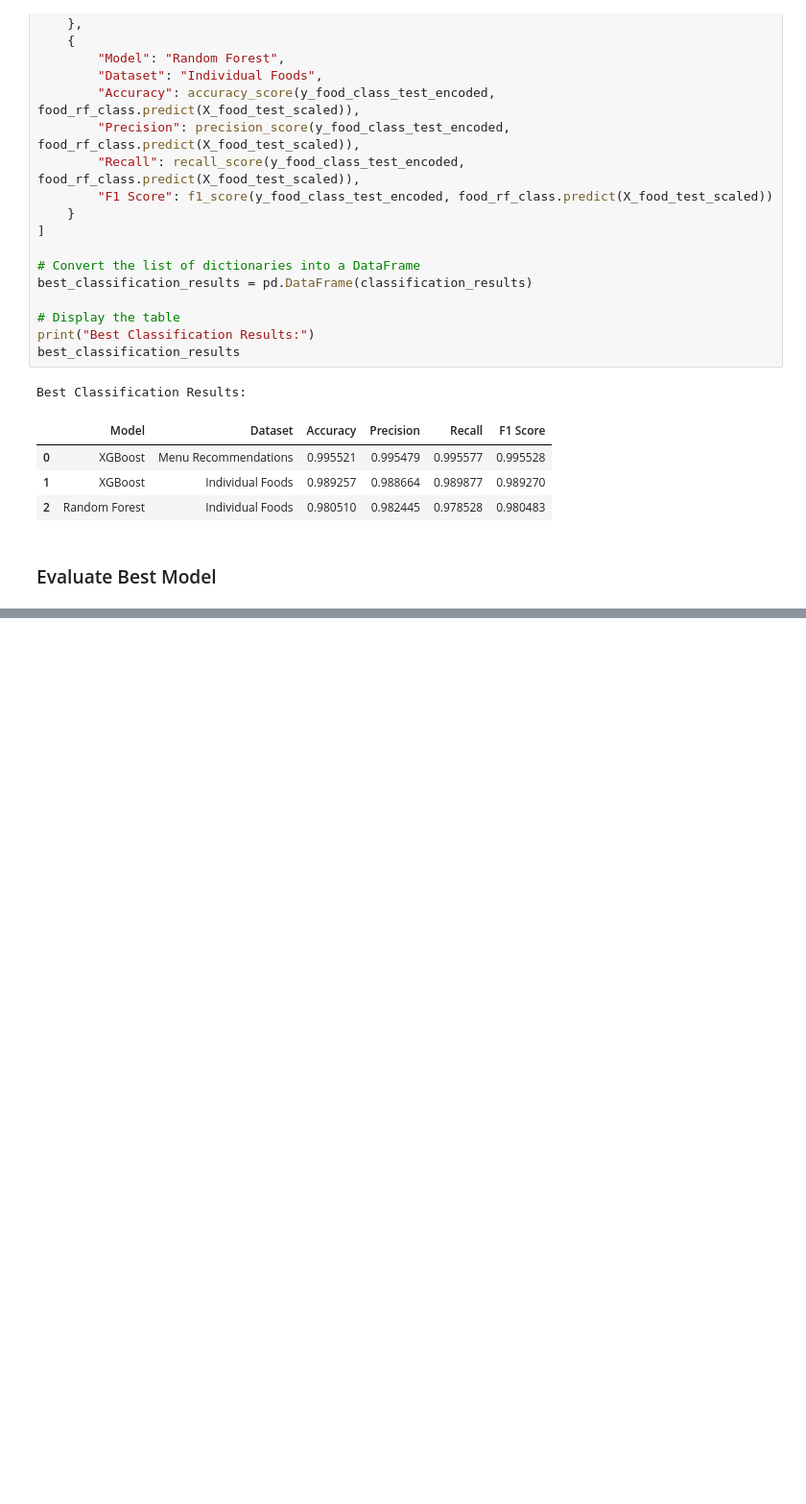
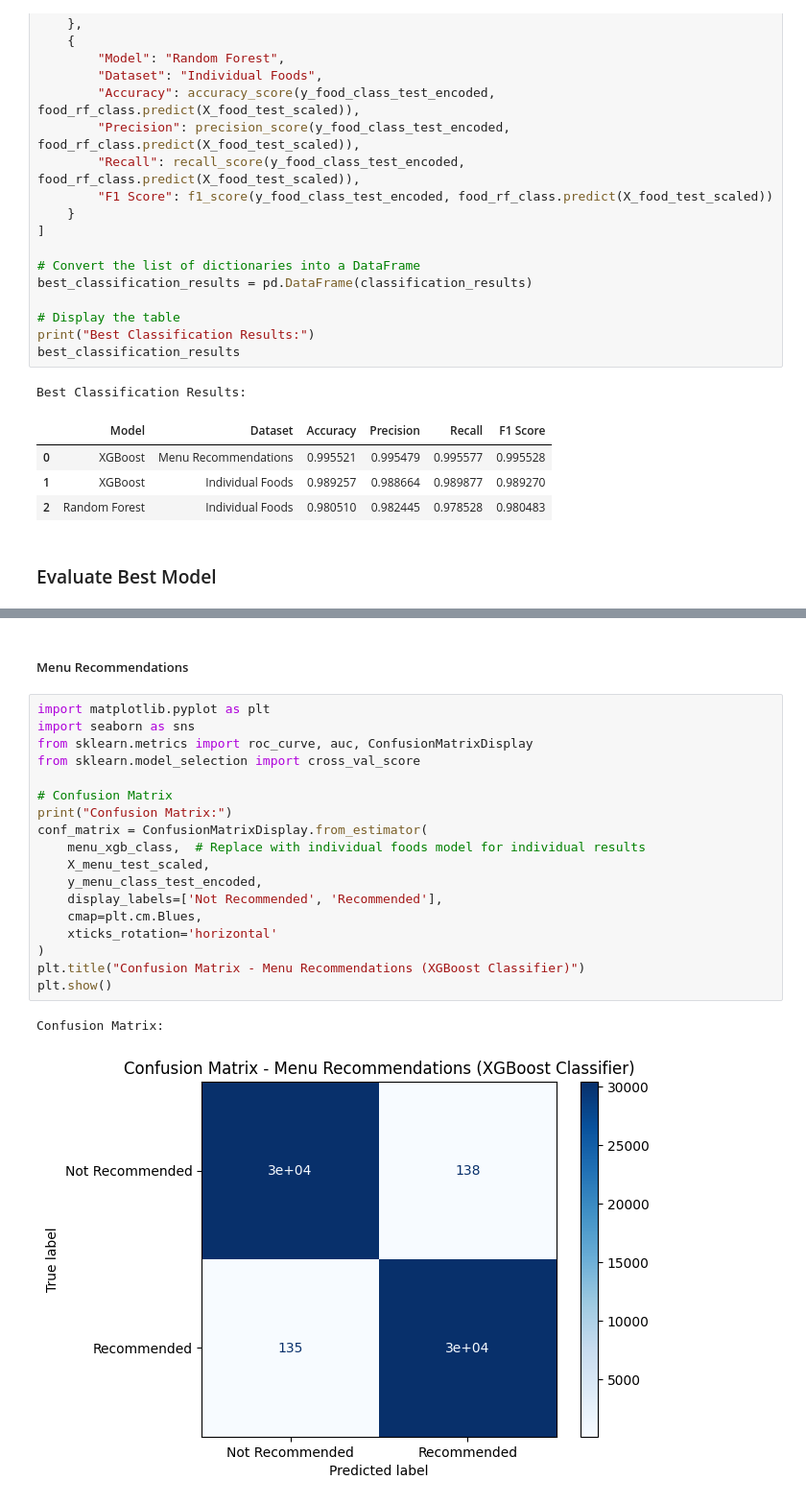
Before and after one commit to lvandine44/MADS-Capstone, a Jupyter notebook: 4b-Modeling and Results.ipynb, the cells around one changed output, grey strips where cells are left out. Shown at 96% size. Saved outputs shown, nothing was run; the diff lists cells and outputs as text; blank space fills up the shorter version.

Commit message:
final eval of final model

```diff
--- a/4b-Modeling and Results.ipynb
+++ b/4b-Modeling and Results.ipynb
@@ -719,0 +723,23 @@ Best Classification Results:
+# %% [markdown]
+##### Menu Recommendations
+# %%
+import matplotlib.pyplot as plt
+import seaborn as sns
+from sklearn.metrics import roc_curve, auc, ConfusionMatrixDisplay
+from sklearn.model_selection import cross_val_score
+
+# Confusion Matrix
+print("Confusion Matrix:")
+conf_matrix = ConfusionMatrixDisplay.from_estimator(
+    menu_xgb_class,  # Replace with individual foods model for individual results
+    X_menu_test_scaled,
+    y_menu_class_test_encoded,
+    display_labels=['Not Recommended', 'Recommended'],
+    cmap=plt.cm.Blues,
+    xticks_rotation='horizontal'
+)
+plt.title("Confusion Matrix - Menu Recommendations (XGBoost Classifier)")
+plt.show()
+# %% [output]
+Confusion Matrix:
+[figure, added]
```
Also changed, not shown: parts of 9 cells of this notebook.
